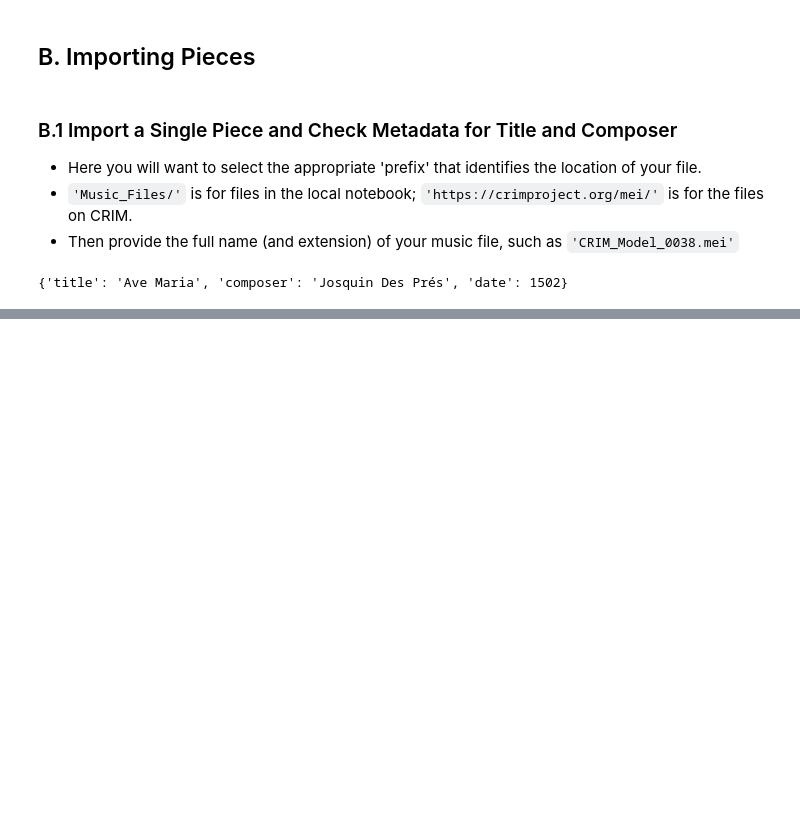
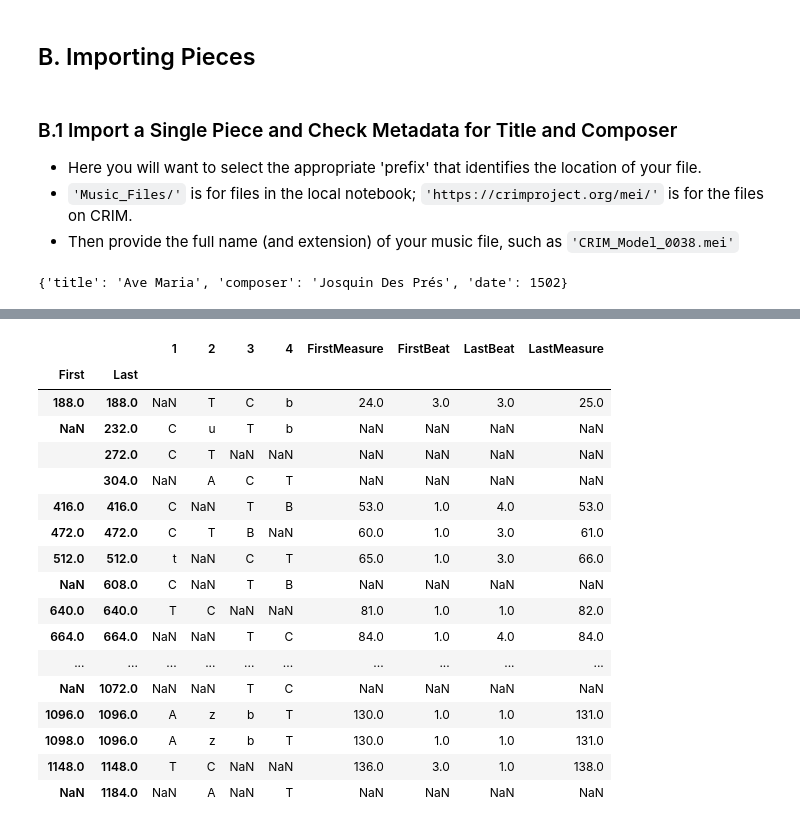
Before and after one commit to RichardFreedman/CRIM_JHUB, a Jupyter notebook: AA_p_type_ema.ipynb, the cells around one changed output, grey strips where cells are left out. Saved outputs shown, nothing was run; the diff lists cells and outputs as text; code cells hidden in the pictures; blank space fills up the shorter version.

```diff
--- a/AA_p_type_ema.ipynb
+++ b/AA_p_type_ema.ipynb
@@ -162,0 +233,26 @@ p_types.iloc[0]['result']
+# %%
+# LAST offsets of ngrams
+ngrams_last = ngrams.reset_index(level=0)
+ngrams_last.index.rename('Offset', inplace=True)
+ngrams_last = ngrams_last.drop(['First'], axis=1)
+
+# FIRST offsets of ngrams
+
+ngrams_first = ngrams.reset_index(level=1)
+ngrams_first.index.rename('Offset', inplace=True)
+ngrams_first = ngrams_first.drop(['Last'], axis=1)
+
+#now merging
+merged_df = ngrams_last.merge(notes_det, left_index=True, right_index=True, how='left')
+merged_df.rename(columns={"Measure" : "FirstMeasure", "Beat" : "FirstBeat"}, inplace=True)
+merged_df.reset_index(inplace=True)
+merged_df.rename(columns={"Offset" : "Last"}, inplace=True)
+merged_df2 = ngrams_first.merge(notes_det, left_index=True, right_index=True, how='left')
+merged_df2.rename(columns={"Measure" : "LastMeasure", "Beat" : "LastBeat"}, inplace=True)
+merged_df2.reset_index(inplace=True)
+merged_df2.rename(columns={"Offset" : "First"}, inplace=True)
+cols_to_use = merged_df2.columns.difference(merged_df.columns)
+final = pd.merge(merged_df, merged_df2[cols_to_use], left_index=True, right_index=True, how='outer')
+final = final.set_index(["First", "Last"])
+final = final[['FirstMeasure', 'FirstBeat', 'LastBeat', 'LastMeasure']]
+final.head(3)
@@ -162,0 +265,29 @@ p_types.iloc[0]['result']
+# %%
+final_2 = cvfs.merge(final, left_index=True, right_index=True, how='left')
+final_2.rename(columns=_dict, inplace=True)
+final_2.fillna('-')
+final_2 = final_2.reset_index()
+# final_3 = final_3.columns({"Offset" : "Last"})
+
+final_2.rename(columns={'Offset': "Last"}, inplace=True)
+final_2 = final_2.set_index(['First', 'Last'])
+final_2
+# %% [output]
+|  |  | 1 | 2 | 3 | 4 | FirstMeasure | FirstBeat | LastBeat | LastMeasure |
+| First | Last |  |  |  |  |  |  |  |  |
+| 188.0 | 188.0 | NaN | T | C | b | 24.0 | 3.0 | 3.0 | 25.0 |
+| NaN | 232.0 | C | u | T | b | NaN | NaN | NaN | NaN |
+|  | 272.0 | C | T | NaN | NaN | NaN | NaN | NaN | NaN |
+|  | 304.0 | NaN | A | C | T | NaN | NaN | NaN | NaN |
+| 416.0 | 416.0 | C | NaN | T | B | 53.0 | 1.0 | 4.0 | 53.0 |
+| 472.0 | 472.0 | C | T | B | NaN | 60.0 | 1.0 | 3.0 | 61.0 |
+| 512.0 | 512.0 | t | NaN | C | T | 65.0 | 1.0 | 3.0 | 66.0 |
+| NaN | 608.0 | C | NaN | T | B | NaN | NaN | NaN | NaN |
+| 640.0 | 640.0 | T | C | NaN | NaN | 81.0 | 1.0 | 1.0 | 82.0 |
+| 664.0 | 664.0 | NaN | NaN | T | C | 84.0 | 1.0 | 4.0 | 84.0 |
+| ... | ... | ... | ... | ... | ... | ... | ... | ... | ... |
+| NaN | 1072.0 | NaN | NaN | T | C | NaN | NaN | NaN | NaN |
+| 1096.0 | 1096.0 | A | z | b | T | 130.0 | 1.0 | 1.0 | 131.0 |
+| 1098.0 | 1096.0 | A | z | b | T | 130.0 | 1.0 | 1.0 | 131.0 |
+| 1148.0 | 1148.0 | T | C | NaN | NaN | 136.0 | 3.0 | 1.0 | 138.0 |
+| NaN | 1184.0 | NaN | A | NaN | T | NaN | NaN | NaN | NaN |
```
Also changed, not shown: parts of 13 cells of this notebook, 1 other file.
